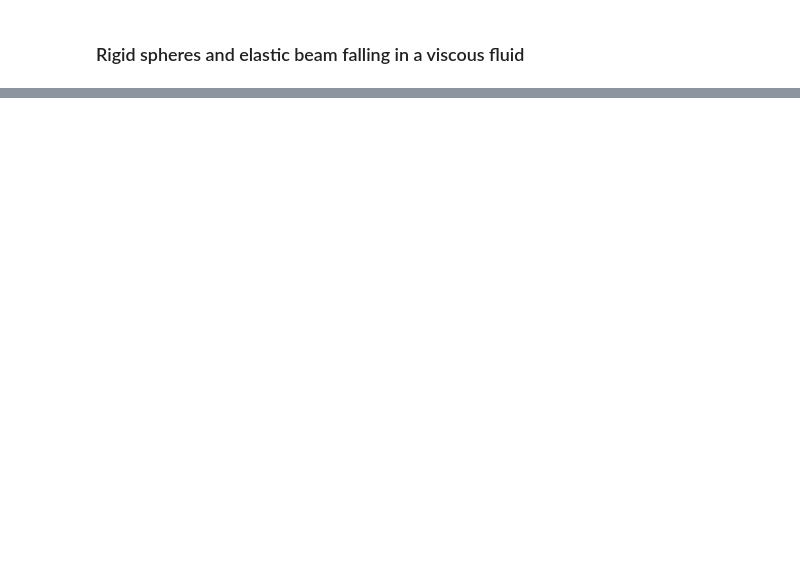
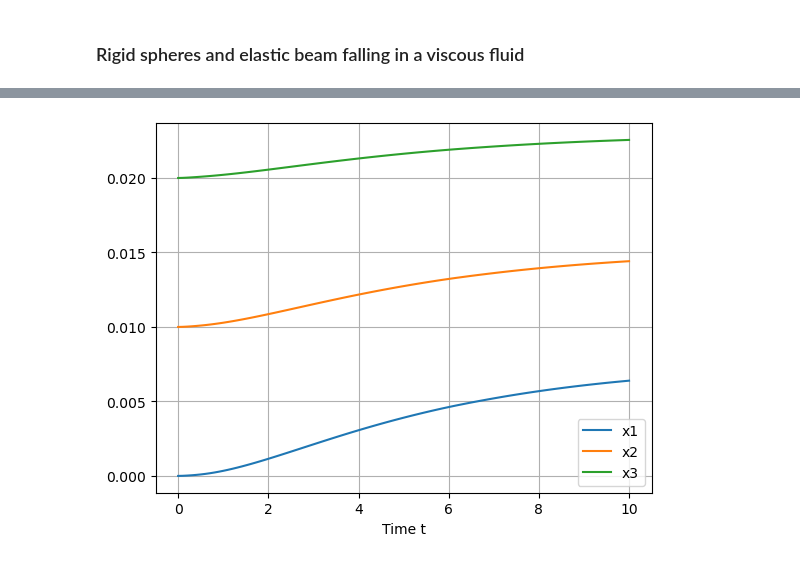
Before and after one commit to alucantonio/data_enhanced_simulation, a Jupyter notebook: MDOFsimulator.ipynb, the cells around one changed output, grey strips where cells are left out. Saved outputs shown, nothing was run; the diff lists cells and outputs as text; code cells hidden in the pictures; blank space fills up the shorter version.

```diff
--- a/MDOFsimulator.ipynb
+++ b/MDOFsimulator.ipynb
@@ -156 +214,11 @@ plt.show()
+# %%
+plt.plot(sol.t, q[0], label='x1')
+plt.plot(sol.t, q[2], label='x2')
+plt.plot(sol.t, q[4], label='x3')
+plt.xlabel('Time t')
+plt.legend()
+plt.grid(True)
+plt.show()
+# %% [output]
+[figure, added]
 # %%
```
Also changed, not shown: parts of 23 cells of this notebook.
